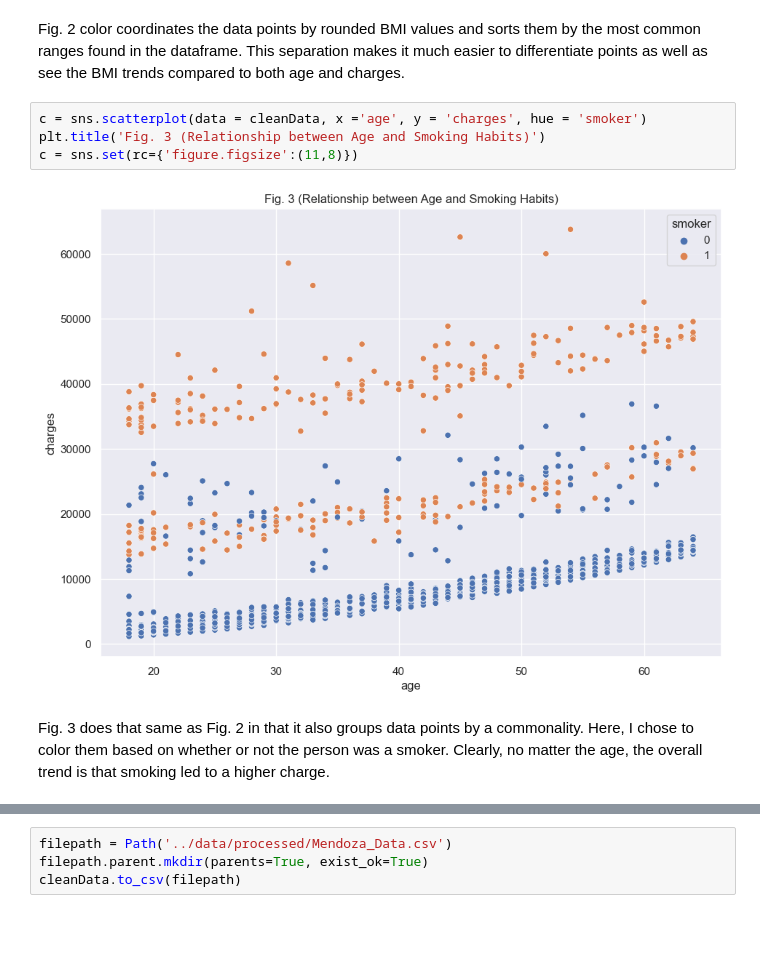
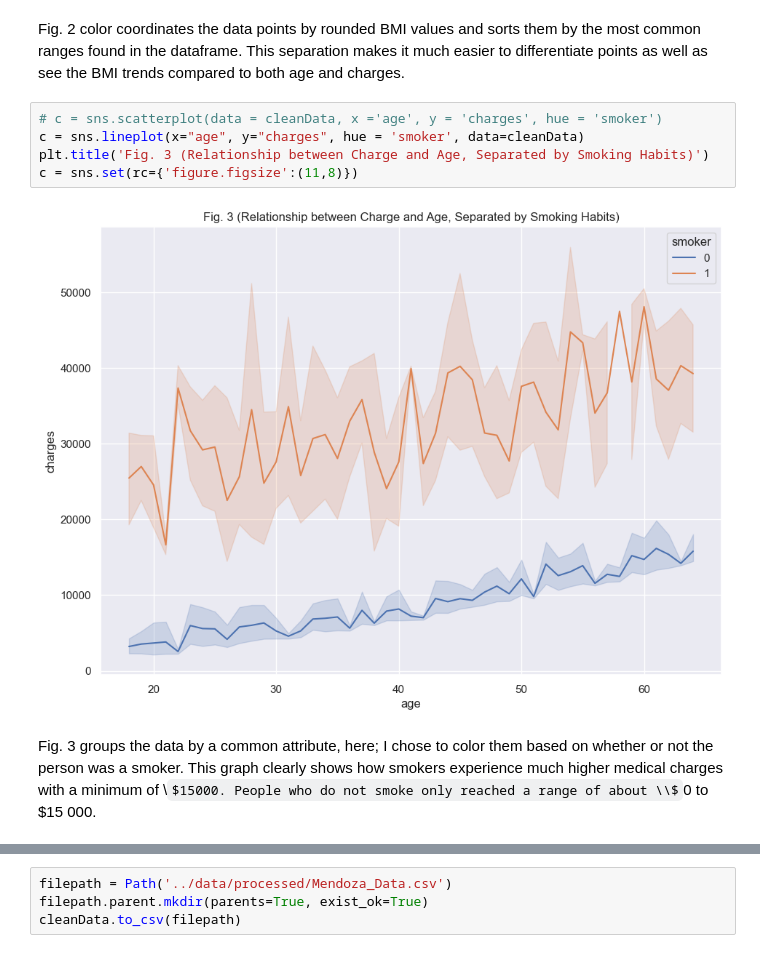
Before and after one commit to ubco-W2022T1-cosc301/project-group44, a Jupyter notebook: notebooks/analysis2.ipynb, the cells around one changed output, grey strips where cells are left out. Cells and saved outputs as stored; diff of their text form; some formulas as TeX source; blank space fills up the shorter version.

```diff
--- a/notebooks/analysis2.ipynb
+++ b/notebooks/analysis2.ipynb
@@ -279,13 +280,14 @@ b = sns.set(rc={'figure.figsize':(11,8)})
 # %% [markdown]
 Fig. 2 color coordinates the data points by rounded BMI values and sorts them by the most common ranges found in the dataframe. This separation makes it much easier to differentiate points as well as see the BMI trends compared to both age and charges.
 # %%
-c = sns.scatterplot(data = cleanData, x ='age', y = 'charges', hue = 'smoker')
-plt.title('Fig. 3 (Relationship between Age and Smoking Habits)')
+# c = sns.scatterplot(data = cleanData, x ='age', y = 'charges', hue = 'smoker')
+c = sns.lineplot(x="age", y="charges", hue = 'smoker', data=cleanData)
+plt.title('Fig. 3 (Relationship between Charge and Age, Separated by Smoking Habits)')
 c = sns.set(rc={'figure.figsize':(11,8)})
 # %% [output]
-[figure, old version]
+[figure, new version]
-# %% [markdown]
-Fig. 3 does that same as Fig. 2 in that it also groups data points by a commonality. Here, I chose to color them based on whether or not the person was a smoker. Clearly, no matter the age, the overall trend is that smoking led to a higher charge.
+# %% [markdown]
+Fig. 3 groups the data by a common attribute, here; I chose to color them based on whether or not the person was a smoker. This graph clearly shows how smokers experience much higher medical charges with a minimum of \\$15000. People who do not smoke only reached a range of about \\$0 to $15 000.
 # %% [markdown]
 ### Conclusion
 
```
Also changed, not shown: parts of 4 cells of this notebook, 7 other files.
